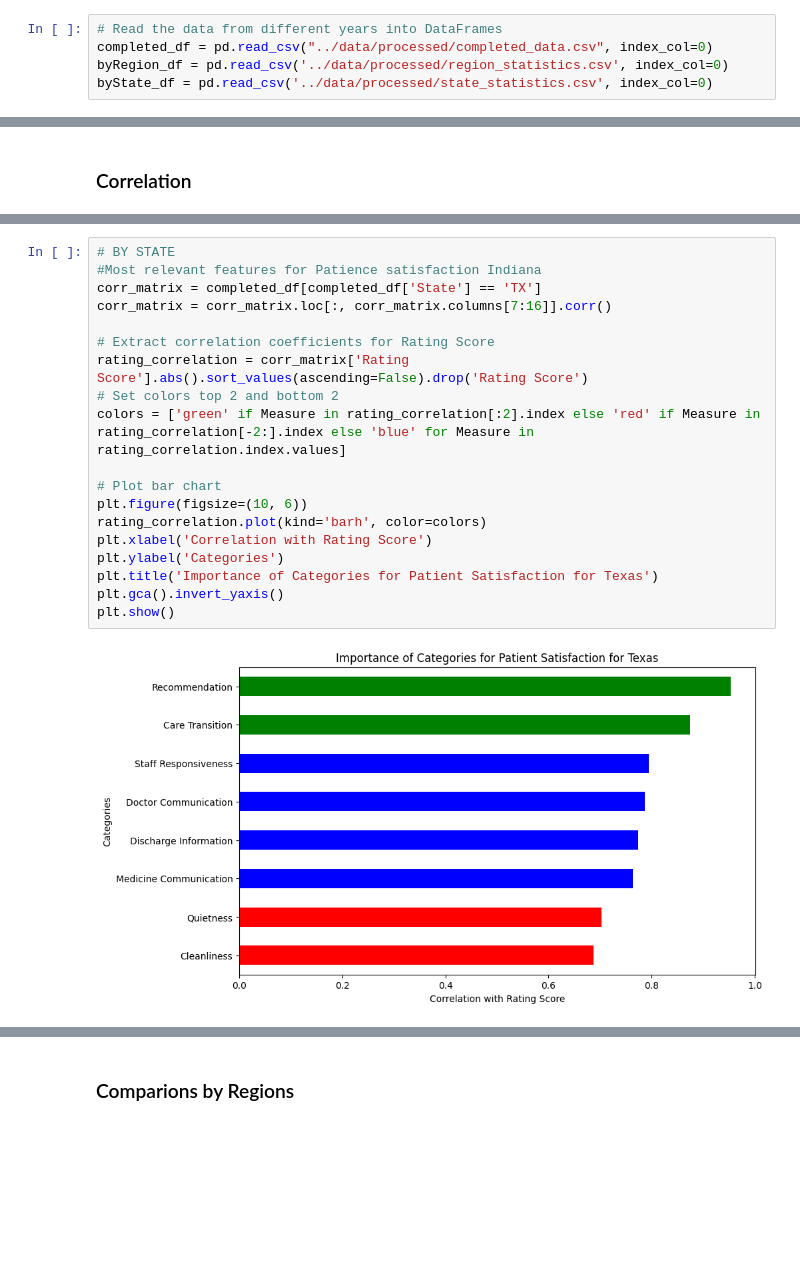
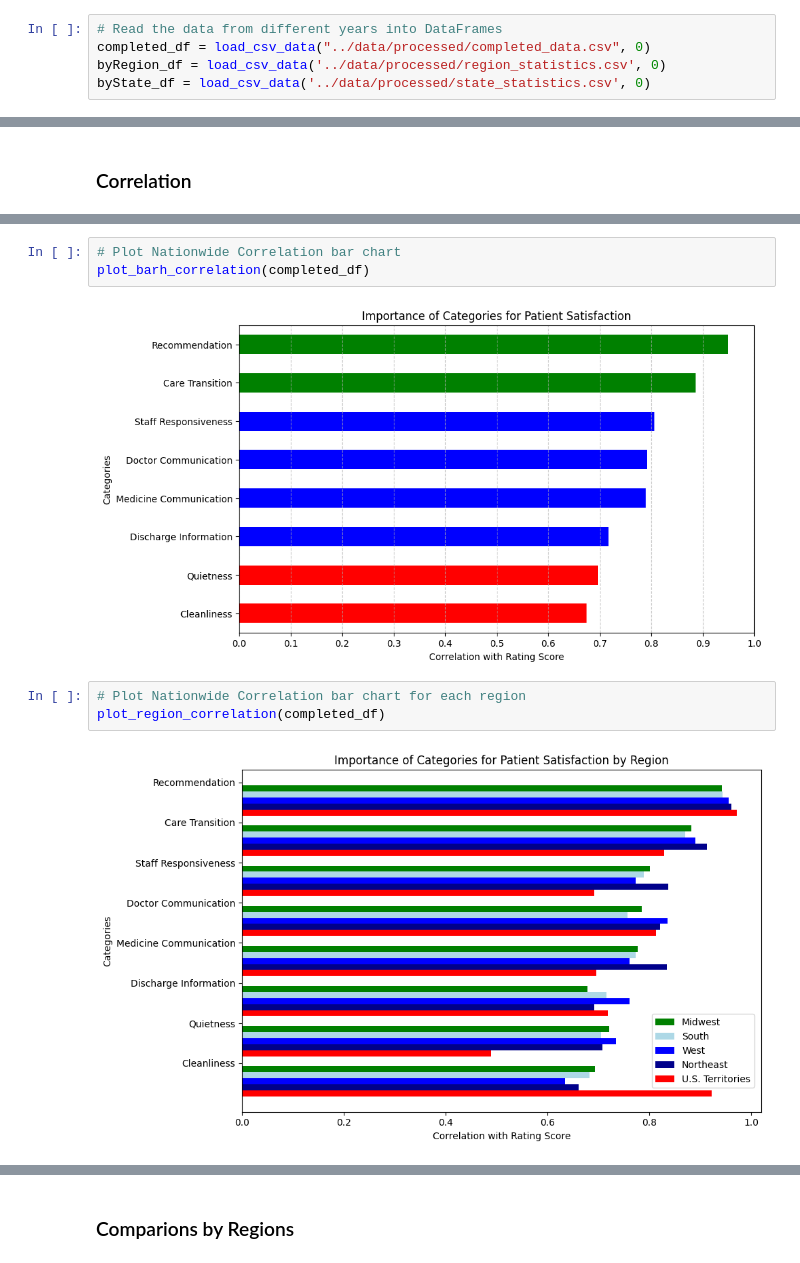
Before and after one commit to demavior/PublicHealthExperience, a Jupyter notebook: notebooks/03_visualization.ipynb, the cells around one changed output, grey strips where cells are left out. Cells and saved outputs as stored; diff of their text form; blank space fills up the shorter version.

Commit message:
Add plotting functions for correlation analysis and visualization

```diff
--- a/notebooks/03_visualization.ipynb
+++ b/notebooks/03_visualization.ipynb
@@ -12,8 +8,8 @@ import geopandas as gpd
 # %%
 # Read the data from different years into DataFrames
-completed_df = pd.read_csv("../data/processed/completed_data.csv", index_col=0)
-byRegion_df = pd.read_csv('../data/processed/region_statistics.csv', index_col=0)
-byState_df = pd.read_csv('../data/processed/state_statistics.csv', index_col=0)
+completed_df = load_csv_data("../data/processed/completed_data.csv", 0)
+byRegion_df = load_csv_data('../data/processed/region_statistics.csv', 0)
+byState_df = load_csv_data('../data/processed/state_statistics.csv', 0)
 # %% [markdown]
 ## Visualization
 # %% [markdown]
@@ -106,21 +17,10 @@ plt.show()
-# %%
-# BY STATE
-#Most relevant features for Patience satisfaction Indiana
-corr_matrix = completed_df[completed_df['State'] == 'TX']
-corr_matrix = corr_matrix.loc[:, corr_matrix.columns[7:16]].corr()
-
-# Extract correlation coefficients for Rating Score
-rating_correlation = corr_matrix['Rating Score'].abs().sort_values(ascending=False).drop('Rating Score')
-# Set colors top 2 and bottom 2
-colors = ['green' if Measure in rating_correlation[:2].index else 'red' if Measure in rating_correlation[-2:].index else 'blue' for Measure in rating_correlation.index.values]
-
-# Plot bar chart
-plt.figure(figsize=(10, 6))
-rating_correlation.plot(kind='barh', color=colors)
-plt.xlabel('Correlation with Rating Score')
-plt.ylabel('Categories')
-plt.title('Importance of Categories for Patient Satisfaction for Texas')
-plt.gca().invert_yaxis()
-plt.show()
-# %% [output]
-[figure, removed]
+# %%
+# Plot Nationwide Correlation bar chart
+plot_barh_correlation(completed_df)
+# %% [output]
+[figure, added]
+# %%
+# Plot Nationwide Correlation bar chart for each region
+plot_region_correlation(completed_df)
+# %% [output]
+[figure, added]
```
Also changed, not shown: parts of 12 cells of this notebook, 1 other file.
